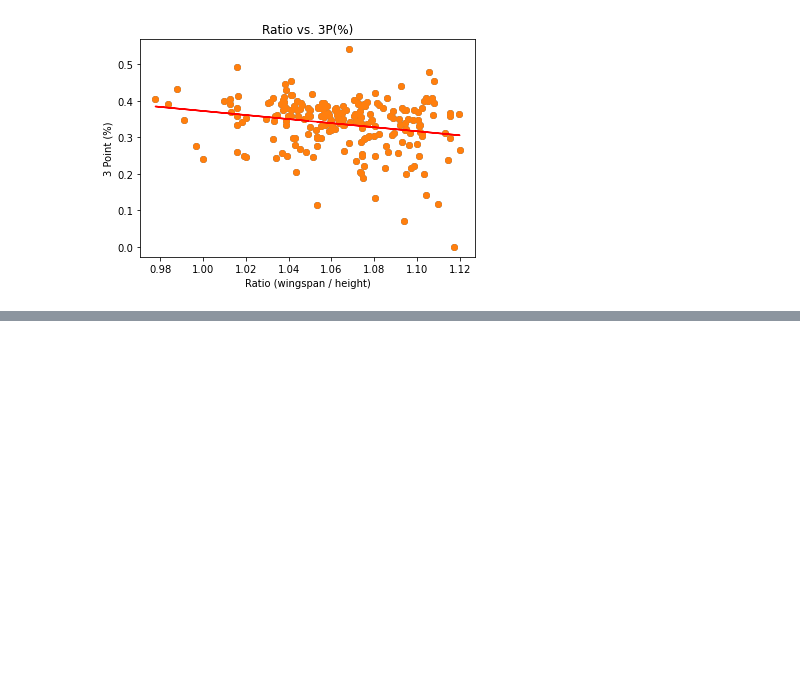
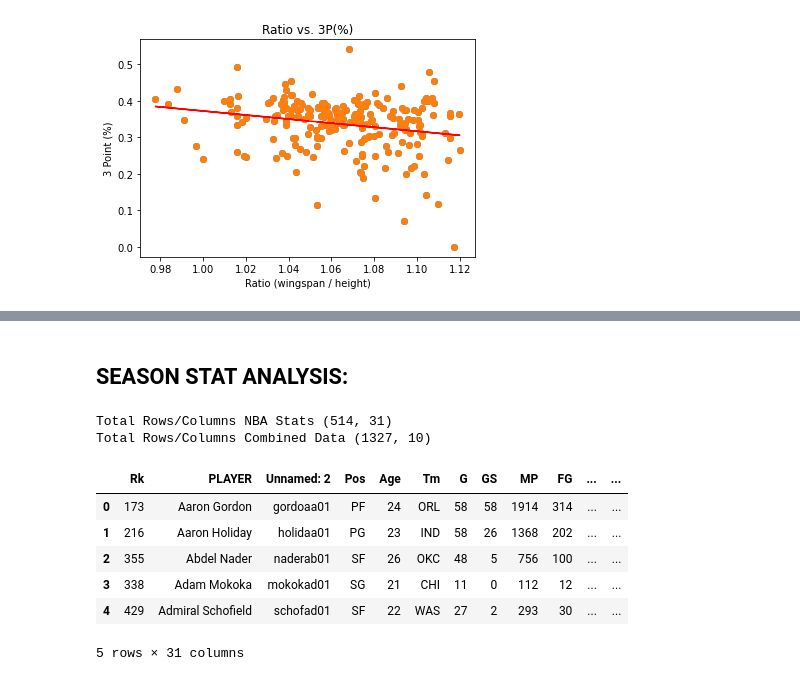
Before and after one commit to adithyav09/Group-APIs-Project, a Jupyter notebook: NBA_DATA.ipynb, the cells around one changed output, grey strips where cells are left out. Saved outputs shown, nothing was run; the diff lists cells and outputs as text; code cells hidden in the pictures; blank space fills up the shorter version.

```diff
--- a/NBA_DATA.ipynb
+++ b/NBA_DATA.ipynb
@@ -307,0 +300,16 @@ plt.show()
+# %% [markdown]
+## SEASON STAT ANALYSIS:
+# %%
+print("Total Rows/Columns NBA Stats", dropped_nba_data.shape)
+print("Total Rows/Columns Combined Data", dropped_combine_data.shape)
+dropped_nba_data.head()
+# %% [output]
+Total Rows/Columns NBA Stats (514, 31)
+Total Rows/Columns Combined Data (1327, 10)
+|  | Rk | PLAYER | Unnamed: 2 | Pos | Age | Tm | G | GS | MP | FG | ... | ... |
+| 0 | 173 | Aaron Gordon | gordoaa01 | PF | 24 | ORL | 58 | 58 | 1914 | 314 | ... | ... |
+| 1 | 216 | Aaron Holiday | holidaa01 | PG | 23 | IND | 58 | 26 | 1368 | 202 | ... | ... |
+| 2 | 355 | Abdel Nader | naderab01 | SF | 26 | OKC | 48 | 5 | 756 | 100 | ... | ... |
+| 3 | 338 | Adam Mokoka | mokokad01 | SG | 21 | CHI | 11 | 0 | 112 | 12 | ... | ... |
+| 4 | 429 | Admiral Schofield | schofad01 | SF | 22 | WAS | 27 | 2 | 293 | 30 | ... | ... |
+5 rows × 31 columns
```
Also changed, not shown: parts of 14 cells of this notebook, 2 other files.
